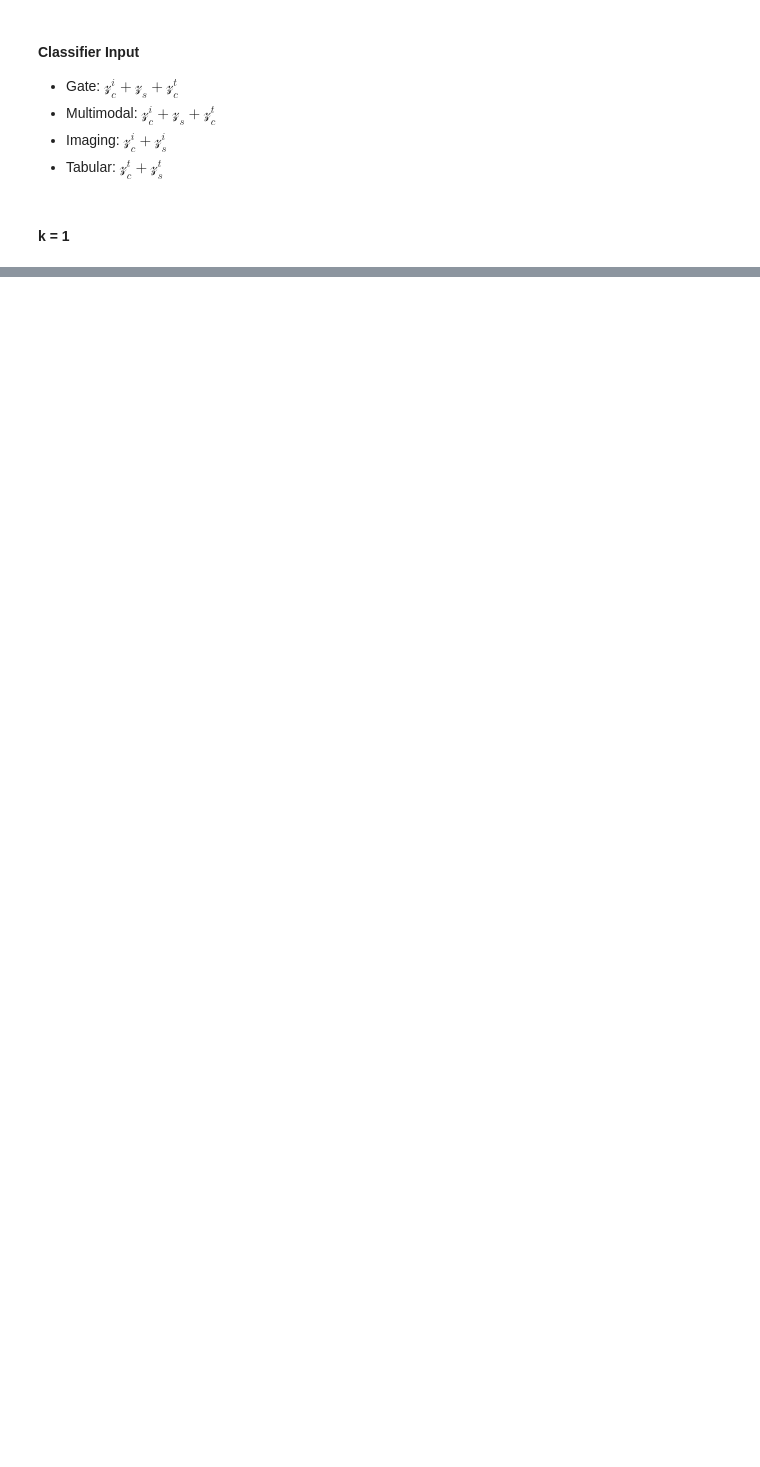
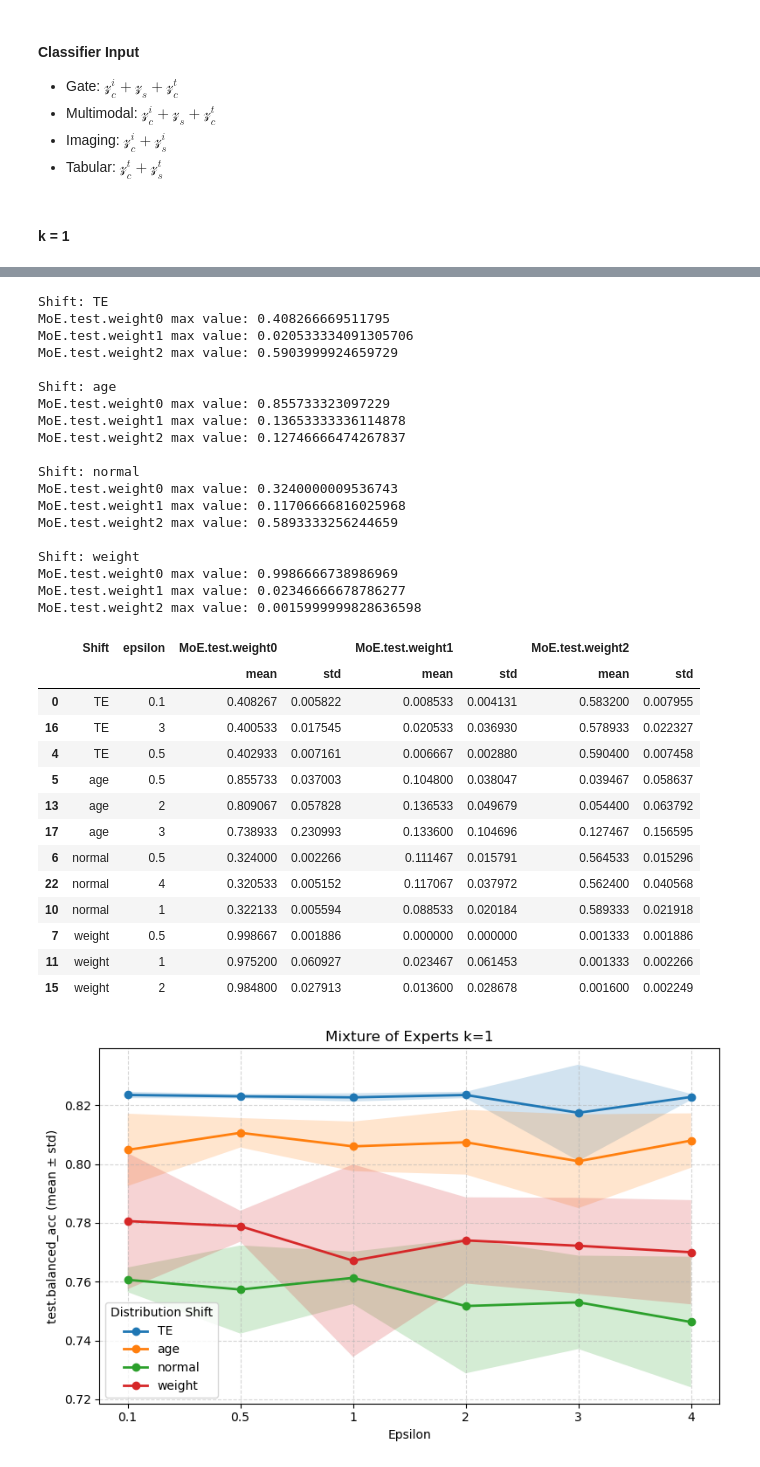
Before and after one commit to kgutjahr/STiL-TTA, a Jupyter notebook: data/summarize_results.ipynb, the cells around one changed output, grey strips where cells are left out. Saved outputs shown, nothing was run; the diff lists cells and outputs as text; code cells hidden in the pictures; blank space fills up the shorter version.

```diff
--- a/data/summarize_results.ipynb
+++ b/data/summarize_results.ipynb
@@ -412,7 +457,7 @@ where:
 # %% [markdown]
 #### k = 1
 # %%
-moe_path = os.path.join(BASE_PATH, "MoE_1_cut")
+moe_path = os.path.join(BASE_PATH, "smaller_dataset/MoE_1_cut")
 group_col = "epsilon"
 df_c_moe = create_two_group_df(dir_path=moe_path, filename="test", group_col=group_col, exp_name="MoE")
 summed_c_moe_df = summarize_two_groups_df(df=df_c_moe, first_group_col=group_col, second_group_col="Shift")
@@ -453,0 +545,8 @@ plot_two_grouped_df(df=summed_c_moe_3_df, first_group_col=group_col, second_grou
+# %%
+f_batch_path = os.path.join(BASE_PATH, "final_dataset/baseline")
+group_col = "epsilon"
+df_c_f_batch = create_one_group_df(dir_path=f_batch_path, filename="test", batchsize=True)
+#print(df_c_f_b.shape)
+df_c_f_batch["BatchSize"] = pd.to_numeric(df_c_f_batch["BatchSize"], errors='coerce')
+summed_f_batch_df = summarize_df(df=df_c_f_batch, group_col="BatchSize")
+summed_f_batch_df
@@ -453,0 +588,27 @@ plot_two_grouped_df(df=summed_c_moe_3_df, first_group_col=group_col, second_grou
+# %%
+def plot_results(path: str, group_col: str, filename: str, second_group_col: str, exp_name: str, metric: str, title: str):
+    moe_path = os.path.join(BASE_PATH, path)
+    df_c_moe = create_two_group_df(dir_path=moe_path, filename=filename, group_col=group_col, exp_name=exp_name)
+    summed_c_moe_df = summarize_two_groups_df(df=df_c_moe, first_group_col=group_col, second_group_col=second_group_col)
+    moe_cols = [c for c in summed_c_moe_df.columns if str(c[0]).startswith('MoE.test.weight') or str(c[0]) in [group_col, second_group_col]]
+    if moe_cols:
+        moe_cols = [c for c in summed_c_moe_df.columns if str(c[0]).startswith('MoE.test.weight')]
+        moe_mean_cols = summed_c_moe_df[moe_cols].xs('mean', axis=1, level=1)
+
+        # Prepare a DataFrame to collect max rows
+        max_rows = pd.DataFrame()
+        extra_cols = [('Shift', ''), ('epsilon', '')]
+
+        # Iterate over shifts
+        for shift, group_df in summed_c_moe_df.groupby(('Shift', '')):
+            print(f"\nShift: {shift}")
+            for col in moe_mean_cols.columns:
+                max_val = group_df[col]['mean'].max()  # max value for this weight in this shift
+                rows = group_df[group_df[col]['mean'] == max_val]  # rows reaching the max
+                print(f"{col} max value: {max_val}")
+                #display(rows)
+                # Optionally collect all rows
+                max_rows = pd.concat([max_rows, rows])
+        display(max_rows[extra_cols + moe_cols])
+
+    plot_two_grouped_df(df=summed_c_moe_df, first_group_col=group_col, second_group_col=second_group_col, metric=metric, title=title)
@@ -453,0 +631,37 @@ plot_two_grouped_df(df=summed_c_moe_3_df, first_group_col=group_col, second_grou
+# %%
+plot_results(path="final_dataset/MoE1", group_col="epsilon", filename="test", exp_name="MoE", second_group_col="Shift", metric="test.balanced_acc", title="Mixture of Experts k=1")
+# %% [output]
+Shift: TE
+MoE.test.weight0 max value: 0.408266669511795
+MoE.test.weight1 max value: 0.020533334091305706
+MoE.test.weight2 max value: 0.5903999924659729
+
+Shift: age
+MoE.test.weight0 max value: 0.855733323097229
+MoE.test.weight1 max value: 0.13653333336114878
+MoE.test.weight2 max value: 0.12746666474267837
+
+Shift: normal
+MoE.test.weight0 max value: 0.3240000009536743
+MoE.test.weight1 max value: 0.11706666816025968
+MoE.test.weight2 max value: 0.5893333256244659
+
+Shift: weight
+MoE.test.weight0 max value: 0.9986666738986969
+MoE.test.weight1 max value: 0.02346666678786277
+MoE.test.weight2 max value: 0.0015999999828636598
+|  | Shift | epsilon | MoE.test.weight0 |  | MoE.test.weight1 |  | MoE.test.weight2 |  |
+|  |  |  | mean | std | mean | std | mean | std |
+| 0 | TE | 0.1 | 0.408267 | 0.005822 | 0.008533 | 0.004131 | 0.583200 | 0.007955 |
+| 16 | TE | 3 | 0.400533 | 0.017545 | 0.020533 | 0.036930 | 0.578933 | 0.022327 |
+| 4 | TE | 0.5 | 0.402933 | 0.007161 | 0.006667 | 0.002880 | 0.590400 | 0.007458 |
+| 5 | age | 0.5 | 0.855733 | 0.037003 | 0.104800 | 0.038047 | 0.039467 | 0.058637 |
+| 13 | age | 2 | 0.809067 | 0.057828 | 0.136533 | 0.049679 | 0.054400 | 0.063792 |
+| 17 | age | 3 | 0.738933 | 0.230993 | 0.133600 | 0.104696 | 0.127467 | 0.156595 |
+| 6 | normal | 0.5 | 0.324000 | 0.002266 | 0.111467 | 0.015791 | 0.564533 | 0.015296 |
+| 22 | normal | 4 | 0.320533 | 0.005152 | 0.117067 | 0.037972 | 0.562400 | 0.040568 |
+| 10 | normal | 1 | 0.322133 | 0.005594 | 0.088533 | 0.020184 | 0.589333 | 0.021918 |
+| 7 | weight | 0.5 | 0.998667 | 0.001886 | 0.000000 | 0.000000 | 0.001333 | 0.001886 |
+| 11 | weight | 1 | 0.975200 | 0.060927 | 0.023467 | 0.061453 | 0.001333 | 0.002266 |
+| 15 | weight | 2 | 0.984800 | 0.027913 | 0.013600 | 0.028678 | 0.001600 | 0.002249 |
+[figure, added]
```
Also changed, not shown: parts of 36 cells of this notebook, 28 other files.
